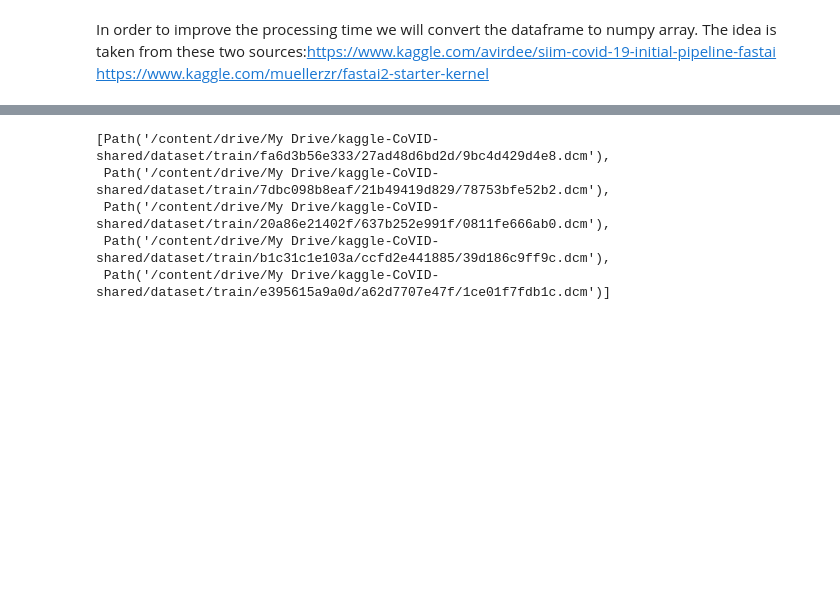
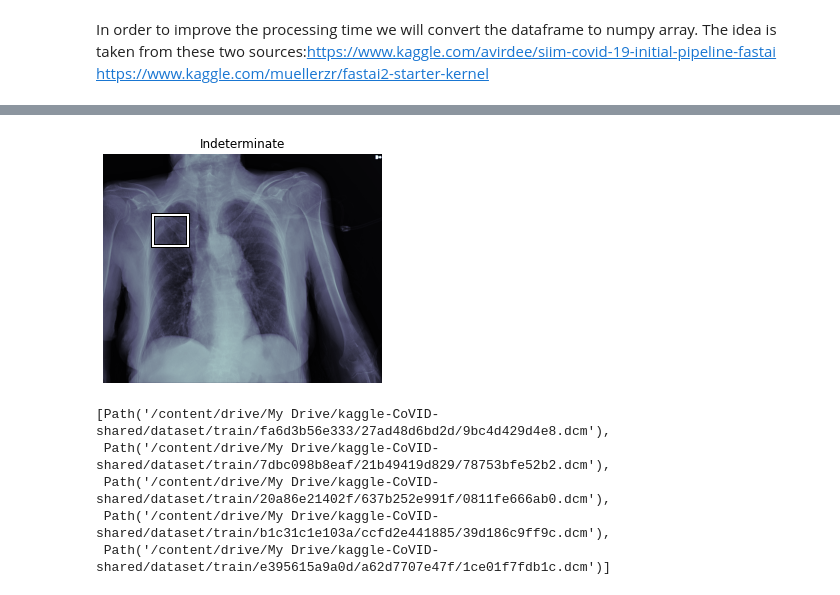
Before and after one commit to rajatpaliwal/SIIM-FISABIO-RSNA-COVID-19-Detection, a Jupyter notebook: Covid_19_detection_prediction.ipynb, the cells around one changed output, grey strips where cells are left out. Drawn from its saved outputs; the diff is of its cells as text; code cells hidden in the pictures; blank space fills up the shorter version.

```diff
--- a/Covid_19_detection_prediction.ipynb
+++ b/Covid_19_detection_prediction.ipynb
@@ -305,3 +376,21 @@ df[:5]
 # %% [markdown]
 In order to improve the processing time we will convert the dataframe to numpy array. The idea is taken from these two sources:https://www.kaggle.com/avirdee/siim-covid-19-initial-pipeline-fastai
 https://www.kaggle.com/muellerzr/fastai2-starter-kernel
+# %%
+def ViewBBImage(df):
+    fp = pydicom.dcmread(Path(df['fname'].item())).pixel_array
+    title = df['class_y'].item()
+    boxes = np.array(df['new_label'])
+    box_len = len(boxes[0])
+    if box_len ==16:
+        bb = np.array(boxes[0][:4] + boxes[0][4:8] + boxes[0][8:12] + boxes[0][12:16]).astype(np.float16)
+    if box_len ==12:
+        bb = np.array(boxes[0][:4] + boxes[0][4:8] + boxes[0][8:12]).astype(np.float16)
+    if box_len ==8:
+        bb = np.array(boxes[0][:4] + boxes[0][4:8]).astype(np.float16)
+    if box_len ==4:
+        bb = np.array(boxes[0][:4]).astype(np.float16)
+
+    box1 = TensorBBox([bb])
+    ctx = show_image(fp, title=title)
+    box1.show(ctx=ctx)
@@ -308,3 +411,7 @@ https://www.kaggle.com/muellerzr/fastai2-starter-kernel
+# %%
+ViewBBImage(df[19:20])
+# %% [output]
+[figure, added]
 # %%
 im_df = df['fname'].unique()
 im_df = [fn for fn in im_df]
```
Also changed, not shown: parts of 52 cells of this notebook.
